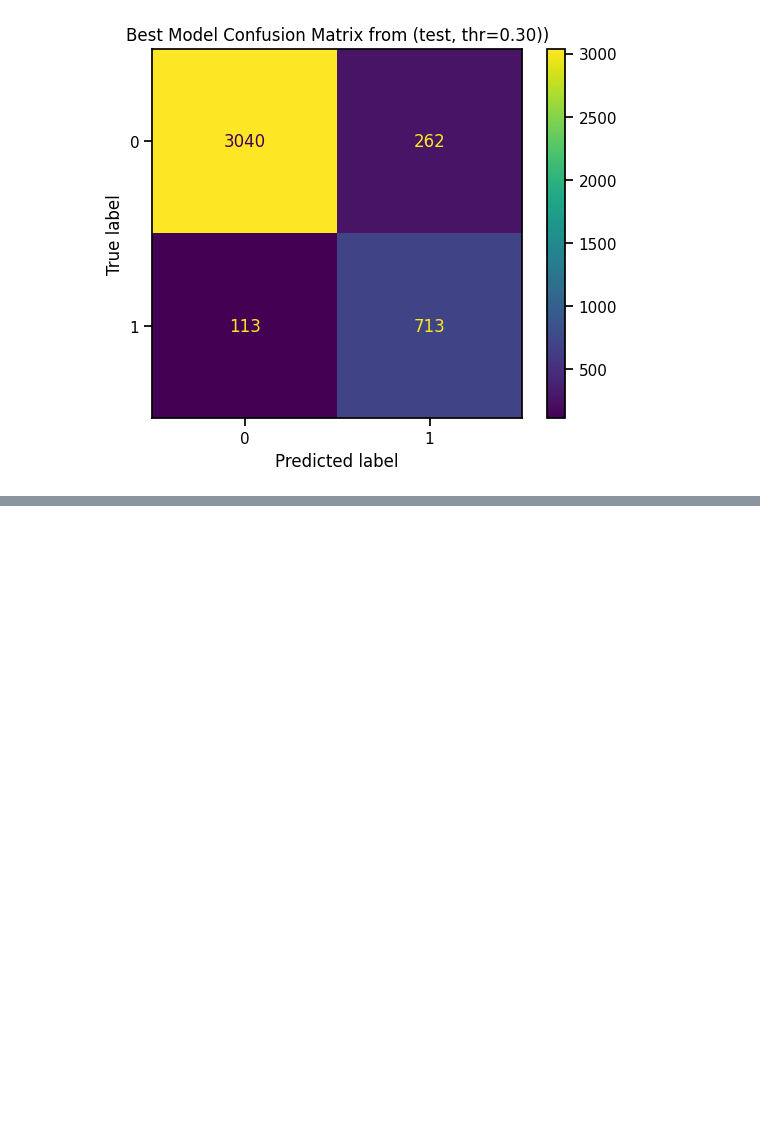
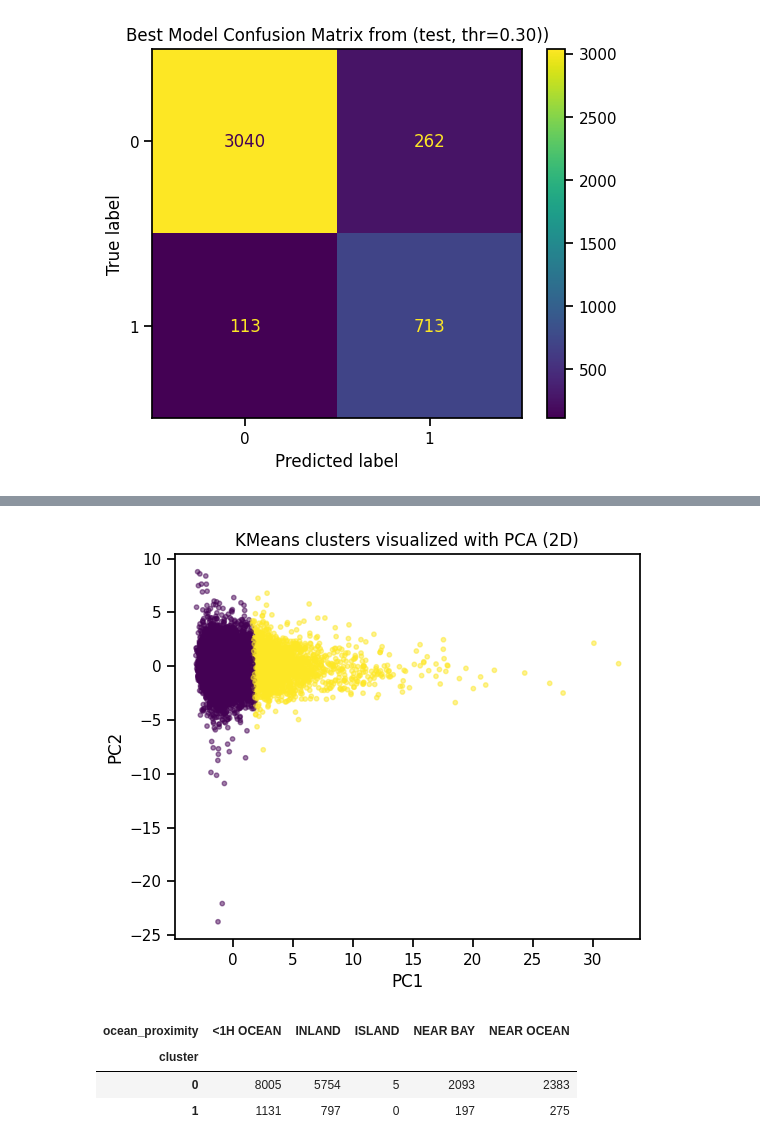
Before and after one commit to MalinMo/California-Housing, a Jupyter notebook: ML_Uppgft1_Malin_Moisander.ipynb, the cells around one changed output, grey strips where cells are left out. Cells and saved outputs as stored; diff of their text form; code cells hidden in the pictures; blank space fills up the shorter version.

```diff
--- a/ML_Uppgft1_Malin_Moisander.ipynb
+++ b/ML_Uppgft1_Malin_Moisander.ipynb
@@ -529,0 +626,6 @@ Test Metrics for Best Model:
+# %%
+K_final = 2
+kmeans_final = KMeans(n_clusters=K_final, random_state=42, n_init=10)
+cluster_labels = kmeans_final.fit_predict(X_scaled)
+
+print(pd.Series(cluster_labels).value_counts().sort_index())
@@ -529,0 +659,22 @@ Test Metrics for Best Model:
+# %%
+pca = PCA(n_components=2, random_state=42)
+X_2d = pca.fit_transform(X_scaled)
+
+plt.figure(figsize=(6,5))
+plt.scatter(X_2d[:, 0], X_2d[:, 1], c=cluster_labels, s=10, alpha=0.5)
+plt.title("KMeans clusters visualized with PCA (2D)")
+plt.xlabel("PC1")
+plt.ylabel("PC2")
+plt.show()
+# %% [output]
+[figure, added]
+# %%
+cluster_df = X_eng.copy()
+cluster_df["cluster"] = cluster_labels
+
+pd.crosstab(cluster_df["cluster"], cluster_df["ocean_proximity"])
+# %% [output]
+| ocean_proximity | <1H OCEAN | INLAND | ISLAND | NEAR BAY | NEAR OCEAN |
+| cluster |  |  |  |  |  |
+| 0 | 8005 | 5754 | 5 | 2093 | 2383 |
+| 1 | 1131 | 797 | 0 | 197 | 275 |
```
Also changed, not shown: parts of 11 cells of this notebook.
